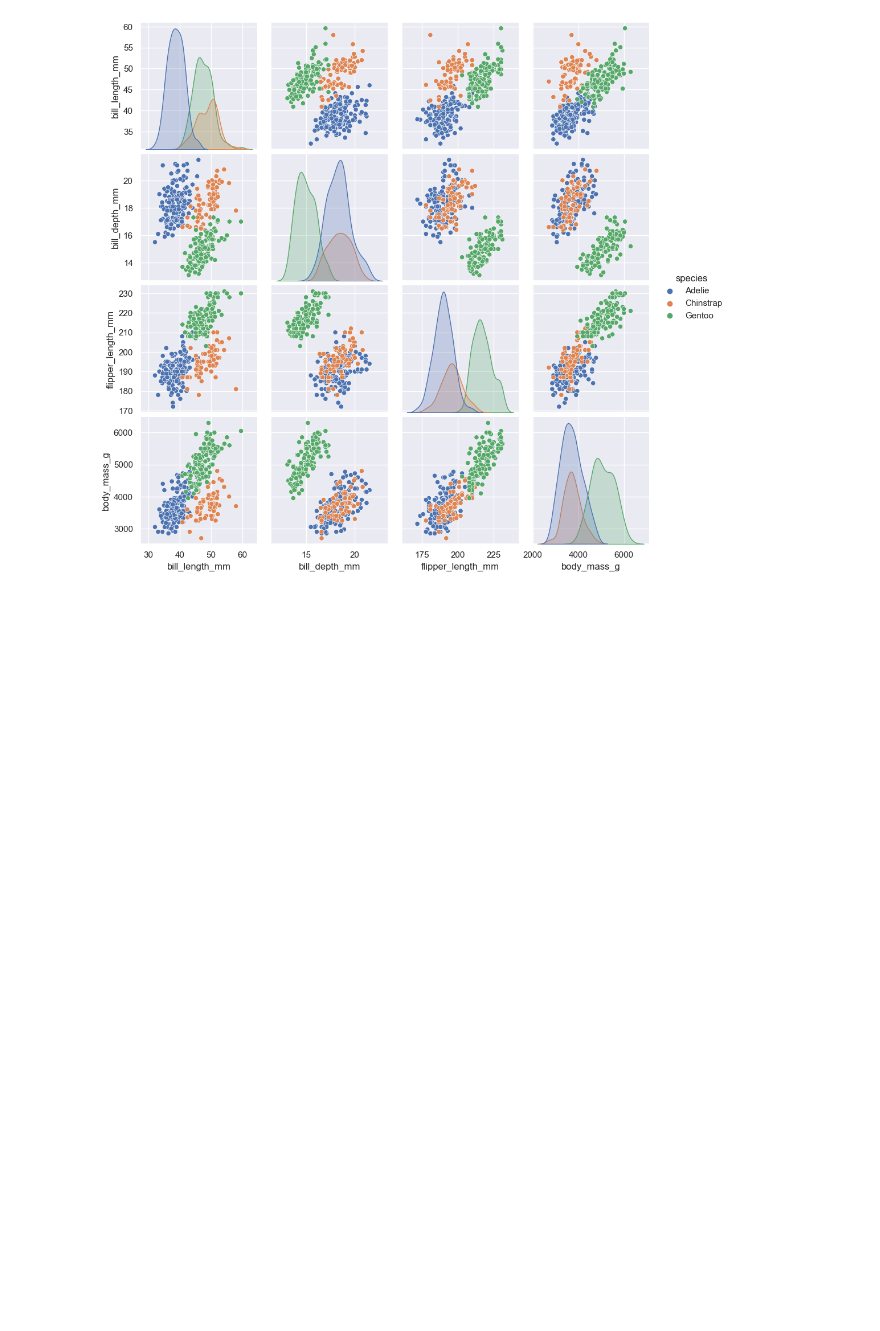
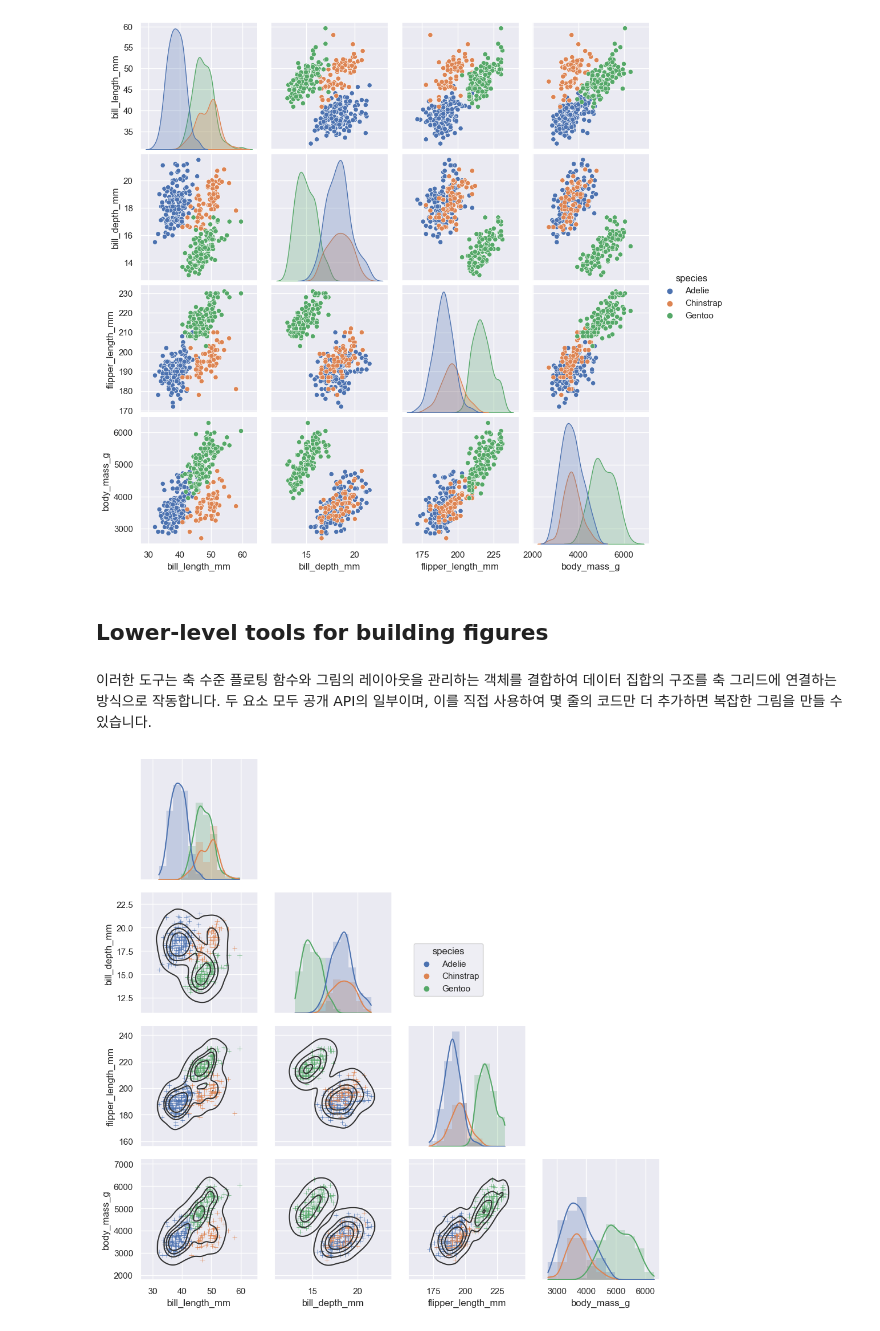
Before and after one commit to 2mook2/Seaborn_Tutorial, a Jupyter notebook: 01_An_introduction_to_seaborn.ipynb, the cells around one changed output. Drawn from its saved outputs; the diff is of its cells as text; code cells hidden in the pictures; blank space fills up the shorter version.

```diff
--- a/01_An_introduction_to_seaborn.ipynb
+++ b/01_An_introduction_to_seaborn.ipynb
@@ -183,3 +165,16 @@ sns.pairplot(data=penguins, hue="species")
 # %% [output]
 <seaborn.axisgrid.PairGrid at 0x...>
 [figure]
+# %% [markdown]
+## Lower-level tools for building figures
+# %% [markdown]
+이러한 도구는 축 수준 플로팅 함수와 그림의 레이아웃을 관리하는 객체를 결합하여 데이터 집합의 구조를 축 그리드에 연결하는 방식으로 작동합니다. 두 요소 모두 공개 API의 일부이며, 이를 직접 사용하여 몇 줄의 코드만 더 추가하면 복잡한 그림을 만들 수 있습니다.
+# %%
+g = sns.PairGrid(penguins, hue="species", corner=True)
+g.map_lower(sns.kdeplot, hue=None, levels=5, color=".2")
+g.map_lower(sns.scatterplot, marker="+")
+g.map_diag(sns.histplot, element="step", linewidth=0, kde=True)
+g.add_legend(frameon=True)
+g.legend.set_bbox_to_anchor((.61, .6))
+# %% [output]
+[figure, added]
```
Also changed, not shown: parts of 1 cell of this notebook.
